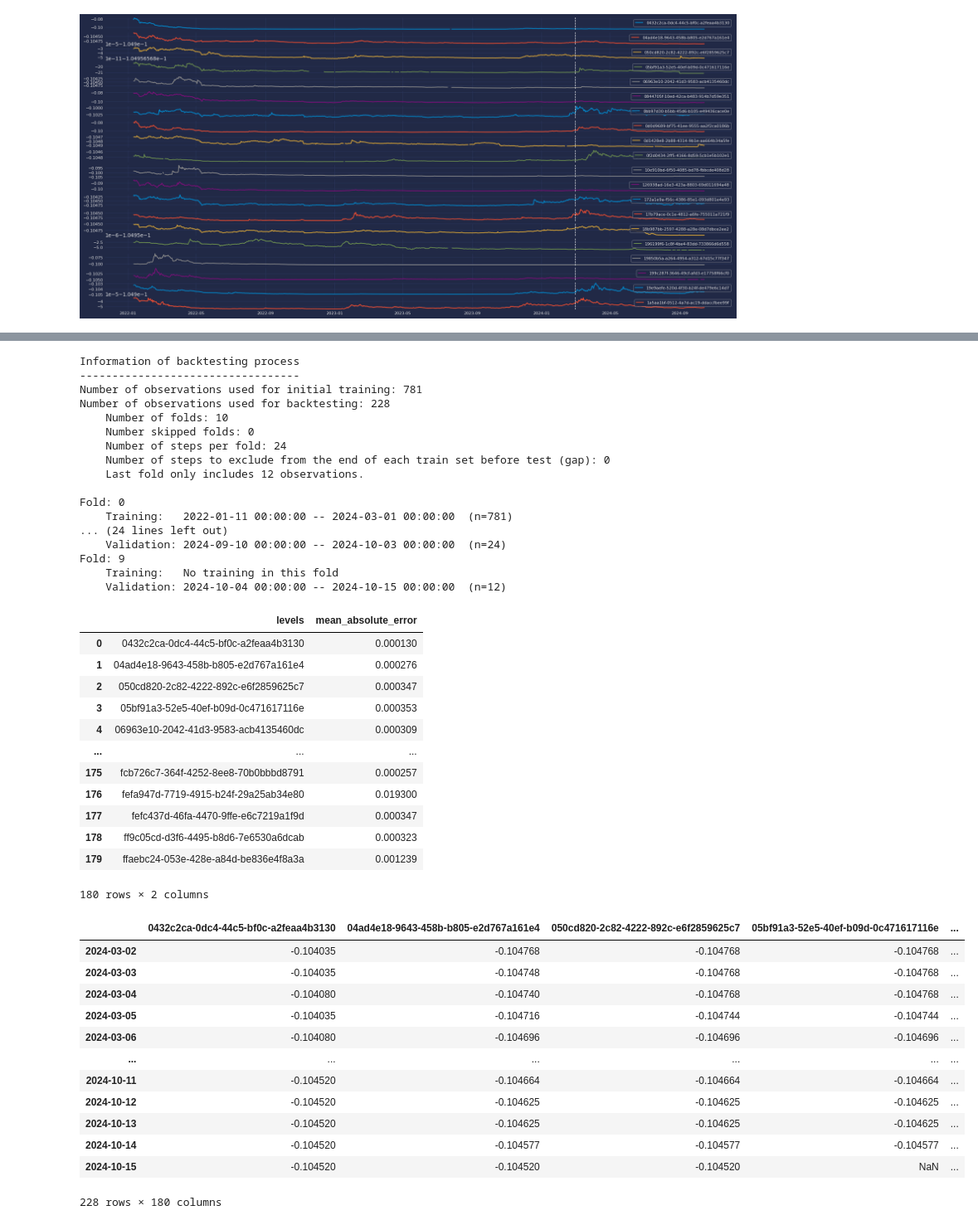
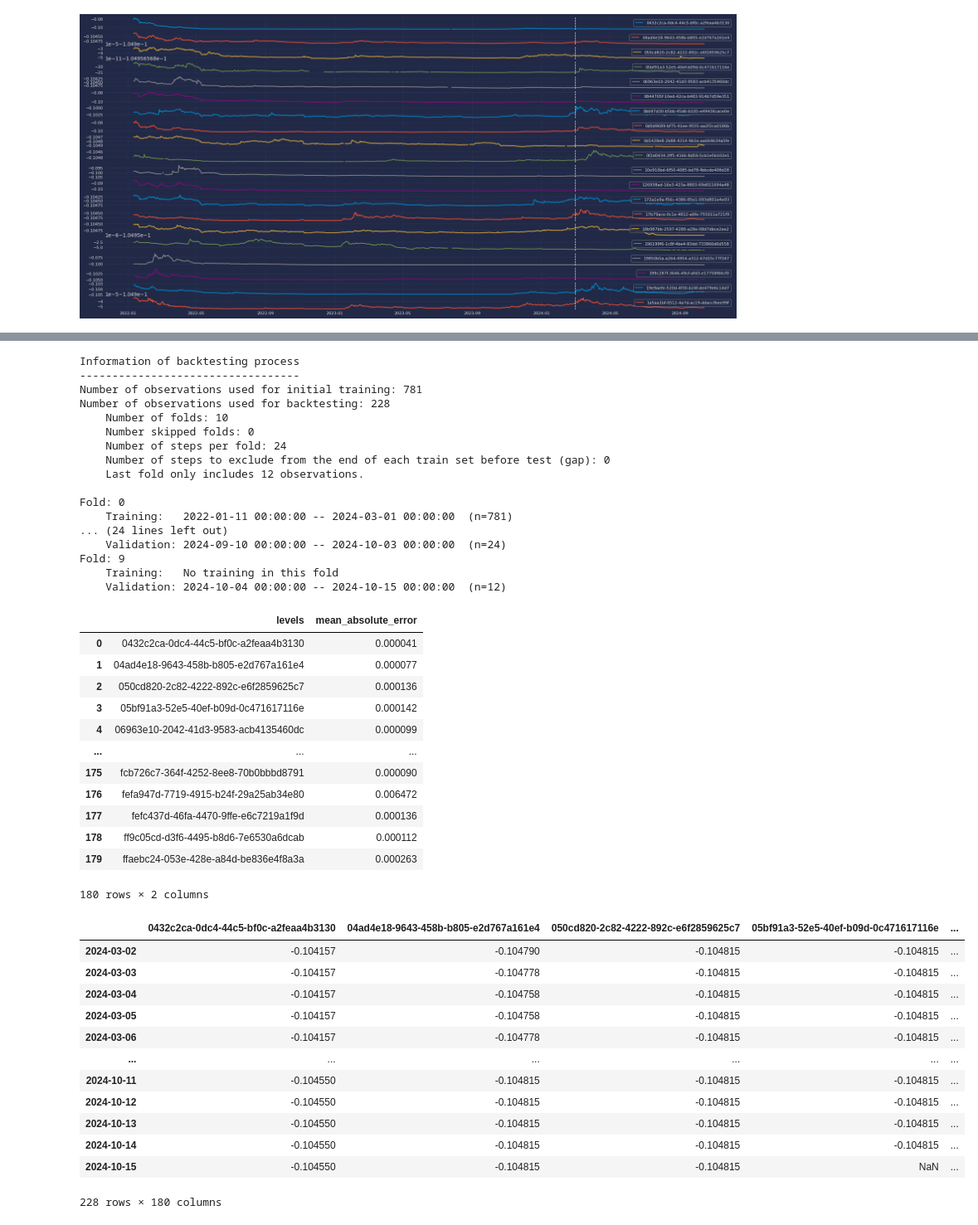
Before and after one commit to AndrePilcoChiuyare/ml-crypto, a Jupyter notebook: ml-project/code/multi.ipynb, the cells around one changed output, grey strips where cells are left out. Shown at 83% size. Saved outputs shown, nothing was run; the diff lists cells and outputs as text; code cells hidden in the pictures.

```diff
--- a/ml-project/code/multi.ipynb
+++ b/ml-project/code/multi.ipynb
@@ -210,6 +230,6 @@ complete.head()
 # %%
 # just remain the rows with timestamp greater or equal than 1641859200
-complete = complete[complete.timestamp >= '2022-01-11']
+complete = complete[complete.timestamp >= pd.to_datetime(max_min_timestamp, unit='s')]
 print(complete.shape)
 complete.head()
 # %% [output]
@@ -280,9 +300,13 @@ Version scikit-learn: 1.5.2
 Version pandas: 2.2.3
 Version numpy: 1.26.4
 # %%
-# standardize close in complete
+# #standardize close in complete
+# scaler = StandardScaler()
+# complete['close'] = scaler.fit_transform(complete[['close']])
+# complete.head()
+# standardize open, high, low, close and volume
 scaler = StandardScaler()
-complete['close'] = scaler.fit_transform(complete[['close']])
+complete[['open', 'high', 'low', 'close', 'volume']] = scaler.fit_transform(complete[['open', 'high', 'low', 'close', 'volume']])
 complete.head()
 # %% [output]
 |  | timestamp | open | high | low | close | volume | name | symbol | id | category |
@@ -293,0 +318,4 @@ complete.head()
+# %%
+series = complete[['timestamp', 'id', 'name', 'close']]
+exog = complete[['timestamp', 'id', 'open', 'high', 'low']]
+series.shape, exog.shape
@@ -294,4 +351,12 @@ complete.head()
 # %%
+# series_dict = series_long_to_dict(
+#     data      = complete,
+#     series_id = 'id',
+#     index     = 'timestamp',
+#     values    = 'close',
+#     freq      = 'D'
+# )
+
 series_dict = series_long_to_dict(
     data      = complete,
     series_id = 'id',
@@ -299,6 +364,13 @@ series_dict = series_long_to_dict(
     values    = 'close',
     freq      = 'D'
 )
+
+exog_dict = exog_long_to_dict(
+    data      = exog,
+    series_id = 'id',
+    index     = 'timestamp',
+    freq      = 'D'
+)
 # %%
 end_train = '2024-03-01 00:00:00'
 series_dict_train = {k: v.loc[: end_train,] for k, v in series_dict.items()}
@@ -414,6 +513,7 @@ forecaster = ForecasterAutoregMultiSeries(
 metrics_levels, backtest_predictions = backtesting_forecaster_multiseries(
     forecaster            = forecaster,
     series                = series_dict,
+    exog                  = exog_dict,
     steps                 = 24,
     metric                = "mean_absolute_error",
     add_aggregated_metric = False,
@@ -426,54 +526,54 @@ metrics_levels, backtest_predictions = backtesting_forecaster_multiseries(
     verbose               = True,
     show_progress         = True,
     suppress_warnings     = True
 )
 
 display(metrics_levels)
 print("")
 display(backtest_predictions)
 # %% [output]
 Information of backtesting process
 ----------------------------------
 Number of observations used for initial training: 781
 Number of observations used for backtesting: 228
     Number of folds: 10
     Number skipped folds: 0
     Number of steps per fold: 24
     Number of steps to exclude from the end of each train set before test (gap): 0
     Last fold only includes 12 observations.
 
 Fold: 0
     Training:   2022-01-11 00:00:00 -- 2024-03-01 00:00:00  (n=781)
 ... (24 lines left out)
     Validation: 2024-09-10 00:00:00 -- 2024-10-03 00:00:00  (n=24)
 Fold: 9
     Training:   No training in this fold
     Validation: 2024-10-04 00:00:00 -- 2024-10-15 00:00:00  (n=12)
 |  | levels | mean_absolute_error |
-| 0 | 0432c2ca-0dc4-44c5-bf0c-a2feaa4b3130 | 0.000130 |
-| 1 | 04ad4e18-9643-458b-b805-e2d767a161e4 | 0.000276 |
-| 2 | 050cd820-2c82-4222-892c-e6f2859625c7 | 0.000347 |
-| 3 | 05bf91a3-52e5-40ef-b09d-0c471617116e | 0.000353 |
-| 4 | 06963e10-2042-41d3-9583-acb4135460dc | 0.000309 |
+| 0 | 0432c2ca-0dc4-44c5-bf0c-a2feaa4b3130 | 0.000041 |
+| 1 | 04ad4e18-9643-458b-b805-e2d767a161e4 | 0.000077 |
+| 2 | 050cd820-2c82-4222-892c-e6f2859625c7 | 0.000136 |
+| 3 | 05bf91a3-52e5-40ef-b09d-0c471617116e | 0.000142 |
+| 4 | 06963e10-2042-41d3-9583-acb4135460dc | 0.000099 |
 | ... | ... | ... |
-| 175 | fcb726c7-364f-4252-8ee8-70b0bbbd8791 | 0.000257 |
-| 176 | fefa947d-7719-4915-b24f-29a25ab34e80 | 0.019300 |
-| 177 | fefc437d-46fa-4470-9ffe-e6c7219a1f9d | 0.000347 |
-| 178 | ff9c05cd-d3f6-4495-b8d6-7e6530a6dcab | 0.000323 |
-| 179 | ffaebc24-053e-428e-a84d-be836e4f8a3a | 0.001239 |
+| 175 | fcb726c7-364f-4252-8ee8-70b0bbbd8791 | 0.000090 |
+| 176 | fefa947d-7719-4915-b24f-29a25ab34e80 | 0.006472 |
+| 177 | fefc437d-46fa-4470-9ffe-e6c7219a1f9d | 0.000136 |
+| 178 | ff9c05cd-d3f6-4495-b8d6-7e6530a6dcab | 0.000112 |
+| 179 | ffaebc24-053e-428e-a84d-be836e4f8a3a | 0.000263 |
 180 rows × 2 columns
 |  | 0432c2ca-0dc4-44c5-bf0c-a2feaa4b3130 | 04ad4e18-9643-458b-b805-e2d767a161e4 | 050cd820-2c82-4222-892c-e6f2859625c7 | 05bf91a3-52e5-40ef-b09d-0c471617116e | ... |
-| 2024-03-02 | -0.104035 | -0.104768 | -0.104768 | -0.104768 | ... |
-| 2024-03-03 | -0.104035 | -0.104748 | -0.104768 | -0.104768 | ... |
-| 2024-03-04 | -0.104080 | -0.104740 | -0.104768 | -0.104768 | ... |
-| 2024-03-05 | -0.104035 | -0.104716 | -0.104744 | -0.104744 | ... |
-| 2024-03-06 | -0.104080 | -0.104696 | -0.104696 | -0.104696 | ... |
+| 2024-03-02 | -0.104157 | -0.104790 | -0.104815 | -0.104815 | ... |
+| 2024-03-03 | -0.104157 | -0.104778 | -0.104815 | -0.104815 | ... |
+| 2024-03-04 | -0.104157 | -0.104758 | -0.104815 | -0.104815 | ... |
+| 2024-03-05 | -0.104157 | -0.104758 | -0.104815 | -0.104815 | ... |
+| 2024-03-06 | -0.104157 | -0.104778 | -0.104815 | -0.104815 | ... |
 | ... | ... | ... | ... | ... | ... |
-| 2024-10-11 | -0.104520 | -0.104664 | -0.104664 | -0.104664 | ... |
-| 2024-10-12 | -0.104520 | -0.104625 | -0.104625 | -0.104625 | ... |
-| 2024-10-13 | -0.104520 | -0.104625 | -0.104625 | -0.104625 | ... |
-| 2024-10-14 | -0.104520 | -0.104577 | -0.104577 | -0.104577 | ... |
-| 2024-10-15 | -0.104520 | -0.104520 | -0.104520 | NaN | ... |
+| 2024-10-11 | -0.104550 | -0.104815 | -0.104815 | -0.104815 | ... |
+| 2024-10-12 | -0.104550 | -0.104815 | -0.104815 | -0.104815 | ... |
+| 2024-10-13 | -0.104550 | -0.104815 | -0.104815 | -0.104815 | ... |
+| 2024-10-14 | -0.104550 | -0.104815 | -0.104815 | -0.104815 | ... |
+| 2024-10-15 | -0.104550 | -0.104815 | -0.104815 | NaN | ... |
 228 rows × 180 columns
 # %%
 colors = plt.rcParams['axes.prop_cycle'].by_key()['color']
```
Also changed, not shown: parts of 21 cells of this notebook.
